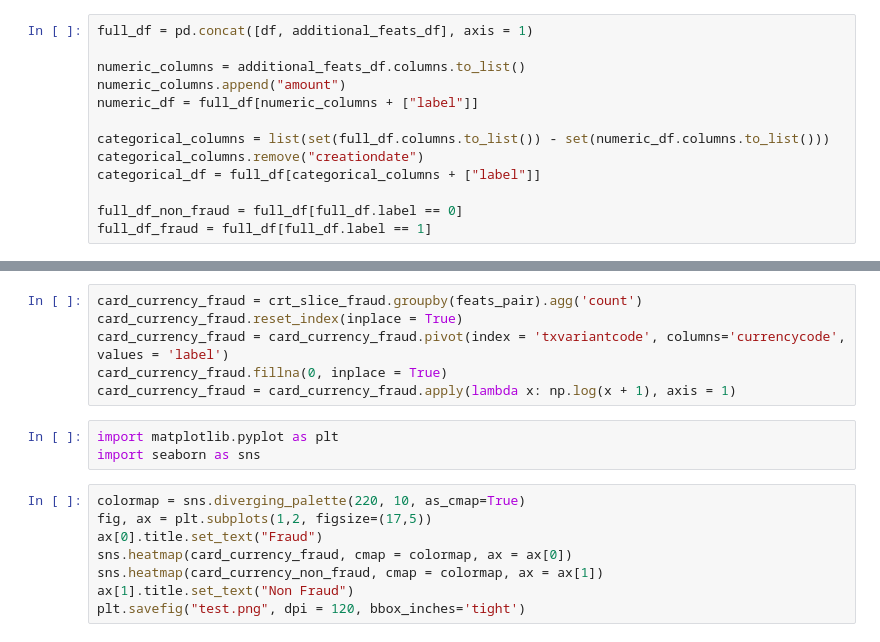
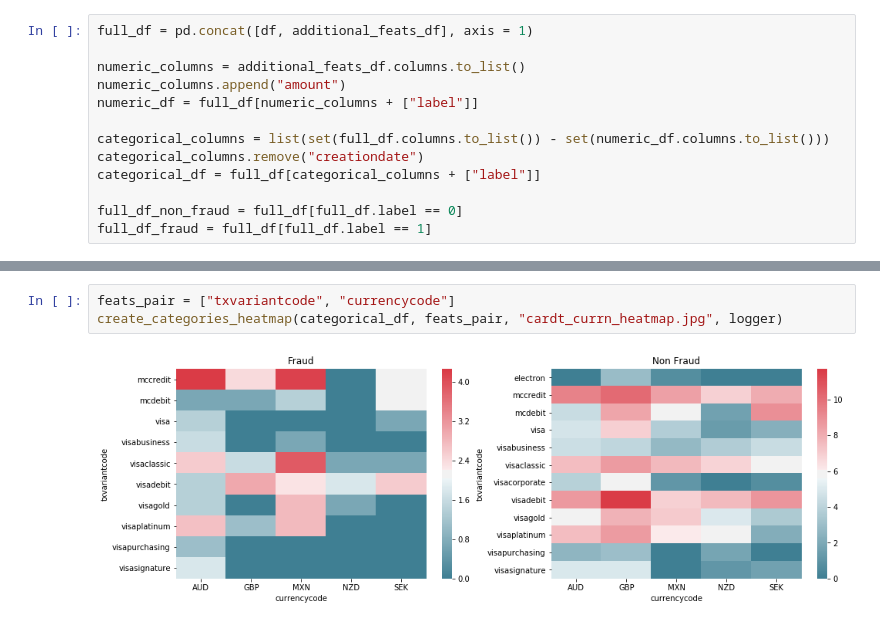
Before and after one commit to simionAndrei/CyberFraud1, a Jupyter notebook: Exploratory_Analysis.ipynb, the cells around one changed output, grey strips where cells are left out. Drawn from its saved outputs; the diff is of its cells as text.

```diff
--- a/Exploratory_Analysis.ipynb
+++ b/Exploratory_Analysis.ipynb
@@ -249,17 +238,5 @@ card_currency_non_fraud = card_currency_non_fraud.apply(lambda x: np.log(x + 1),
-# %%
-card_currency_fraud = crt_slice_fraud.groupby(feats_pair).agg('count')
-card_currency_fraud.reset_index(inplace = True)
-card_currency_fraud = card_currency_fraud.pivot(index = 'txvariantcode', columns='currencycode', values = 'label')
-card_currency_fraud.fillna(0, inplace = True)
-card_currency_fraud = card_currency_fraud.apply(lambda x: np.log(x + 1), axis = 1)
-# %%
-import matplotlib.pyplot as plt
-import seaborn as sns
-# %%
-colormap = sns.diverging_palette(220, 10, as_cmap=True)
-fig, ax = plt.subplots(1,2, figsize=(17,5))
-ax[0].title.set_text("Fraud")
-sns.heatmap(card_currency_fraud, cmap = colormap, ax = ax[0])
-sns.heatmap(card_currency_non_fraud, cmap = colormap, ax = ax[1])
-ax[1].title.set_text("Non Fraud")
-plt.savefig("test.png", dpi = 120, bbox_inches='tight')
+# %%
+feats_pair = ["txvariantcode", "currencycode"]
+create_categories_heatmap(categorical_df, feats_pair, "cardt_currn_heatmap.jpg", logger)
+# %% [output]
+[figure, added]
```
Also changed, not shown: parts of 19 cells of this notebook, 10 other files.
